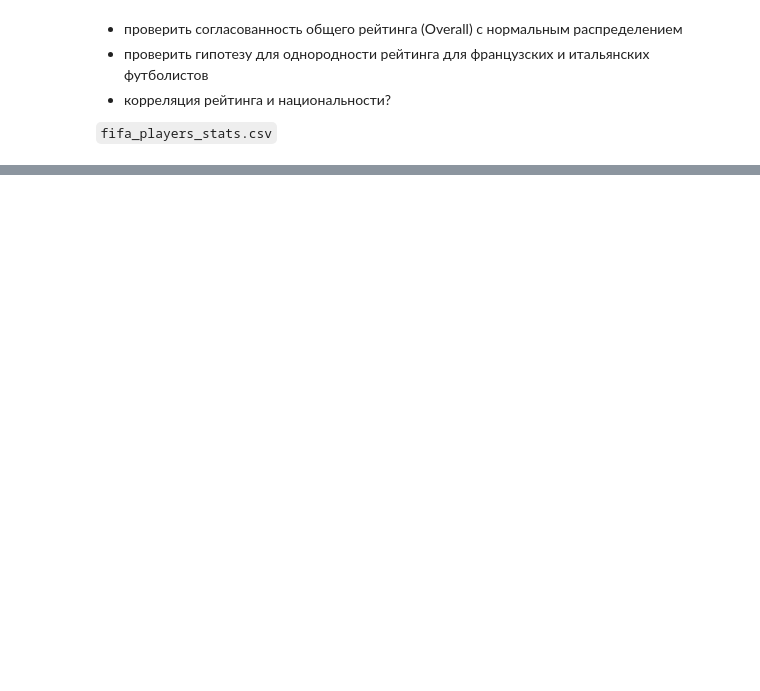
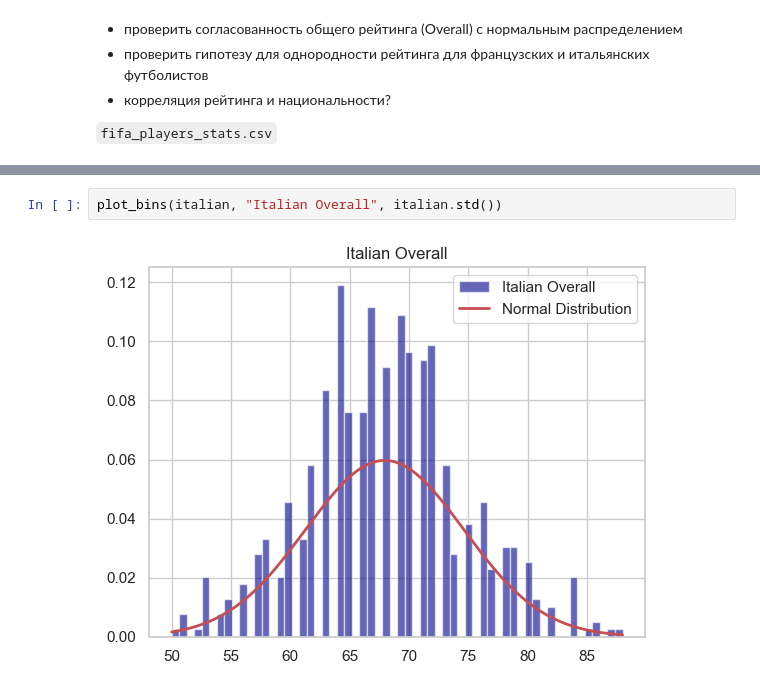
Before and after one commit to AntonSexov/statistics, a Jupyter notebook: lab_4/main.ipynb, the cells around one changed output, grey strips where cells are left out. Drawn from its saved outputs; the diff is of its cells as text; blank space fills up the shorter version.

```diff
--- a/lab_4/main.ipynb
+++ b/lab_4/main.ipynb
@@ -28,0 +104,4 @@ plt.show()
+# %%
+plot_bins(italian, "Italian Overall", italian.std())
+# %% [output]
+[figure, added]
```
Also changed, not shown: parts of 21 cells of this notebook.
